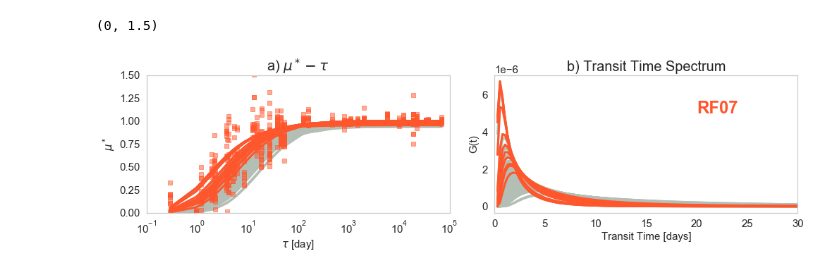
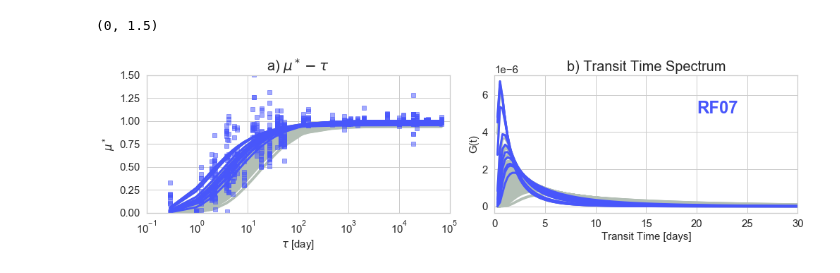
Before and after one commit to schelpon/TTS_2020_HD, a Jupyter notebook: get_tts/tts_vary_ut/plots_for_campavgbl_bltau_twp/plot_individual_flights.ipynb, the cells around one changed output. Drawn from its saved outputs; the diff is of its cells as text; code cells hidden in the pictures.

```diff
--- a/get_tts/tts_vary_ut/plots_for_campavgbl_bltau_twp/plot_individual_flights.ipynb
+++ b/get_tts/tts_vary_ut/plots_for_campavgbl_bltau_twp/plot_individual_flights.ipynb
@@ -46,16 +378,16 @@ t_allseg_screened = t_allseg[high_r2_idx]
 # RF07
 # %%
 ############## RF07 ALONE ##############
-rf07_info = seg_info_screened[seg_info_screened['Flight'] == 'RF07']
-rf07_idx = rf07_info.index.values
-rf07_idx
-
+thisrf = 'RF07'
+rf_info = seg_info_screened[seg_info_screened['Flight'] == thisrf]
+rf_idx = rf_info.index.values
+rf_info
 
 ############ --------------- MEAN, MODE BOXPLOTS --------------- ###########
 # isolate mean and mode
-rf07 = pd.DataFrame()
-rf07['Mean Age'] = rf07_info['mean age'].values
-rf07['Mode Age'] = rf07_info['mode age'].values
+rf = pd.DataFrame()
+rf['Mean Age'] = rf_info['mean age'].values
+rf['Mode Age'] = rf_info['mode age'].values
 
 # plot
 mygray = [0.70, 0.75, 0.71]
@@ -63,7 +395,7 @@ mygray = [0.70, 0.75, 0.71]
 fig, ax = plt.subplots(figsize=(8, 4), ncols=1)
 sns.set(font_scale=1)
 sns.set_style("whitegrid")
-ax = sns.boxplot(data = rf07, linewidth = 2, orient = 'h', color = mygray,
+ax = sns.boxplot(data = rf, linewidth = 2, orient = 'h', color = mygray,
                 notch = False, showmeans=True, meanprops={"marker":"x","markeredgecolor":"k",
                                            "markerfacecolor":"k", "markersize":11})
 
@@ -72,5 +404,7 @@ sns.set_style("whitegrid")
 ax.set_title('c) Distribution of Mean and Modal Transit Times', fontsize = 20)
 ax.set_xlabel("Transit Time [days]" ,fontsize=15)
 ax.tick_params(labelsize=15)
-ax.text(4, 1, 'RF07', fontsize = 24, weight = 'bold', color = color[8])
+ax.set_xlim([0, 30])
+ax.text(8, 1, thisrf, fontsize = 24, weight = 'bold', color = color[1])
+rf_info.describe()
 # %% [output]
@@ -121,42 +463,42 @@ for idx in np.arange(0, (len(gf_allseg_screened.columns))):
                                              my_ax, width, height, title_str)
 # add extremes with scatter and r^2
 
 ############################################################
 from matplotlib.pyplot import cm
 color=cm.rainbow(np.linspace(0,1,10))
 
-for p, i in enumerate(rf07_idx):
+for p, i in enumerate(rf_idx):
     utbl = utbl_allseg_screened[i].values
     mustar = mustar_allseg_screened[i].values
     tau = tau_allseg_screened[i].values
     gf = gf_allseg_screened[i].values
     t = t_allseg_screened[i].values
-    r2 = rf07_info['r squared'].loc[i]
-    mean_age = rf07_info['mean age'].loc[i]
-    mode_age = rf07_info['mode age'].loc[i]
+    r2 = rf_info['r squared'].loc[i]
+    mean_age = rf_info['mean age'].loc[i]
+    mode_age = rf_info['mode age'].loc[i]
 
     # plotting factors
     title_str = ' '
-    my_color = color[8]
+    my_color = color[1]
     add_r2 = 0
     add_meanmode = 0
     add_scatter = 1
     #plot
     overplot = 1
     tts_mod.plot_tts(tau, mustar, utbl, r2,
                      gf, t, mean_age, mode_age,
                      my_color, overplot, add_scatter, add_r2, add_meanmode,
                      my_ax, width, height, title_str)
 
 # add grid
 ax0, ax1 = my_ax
-ax1.text(20, 5e-6, 'RF07', fontsize = 24, weight = 'bold', color = my_color)
-#ax0.grid(which = 'major')
-#ax1.grid(which = 'major')
+ax1.text(20, 5e-6, thisrf, fontsize = 24, weight = 'bold', color = my_color)
+ax0.grid(which = 'major')
+ax1.grid(which = 'major')
 ax0.set_ylim([0, 1.5])
 # %% [output]
 (0, 1.5)
-[figure, old version]
+[figure, new version]
 # %%
 ###########################################################################################
 ###########################################################################################
```
Also changed, not shown: parts of 32 cells of this notebook, 4 other files.
